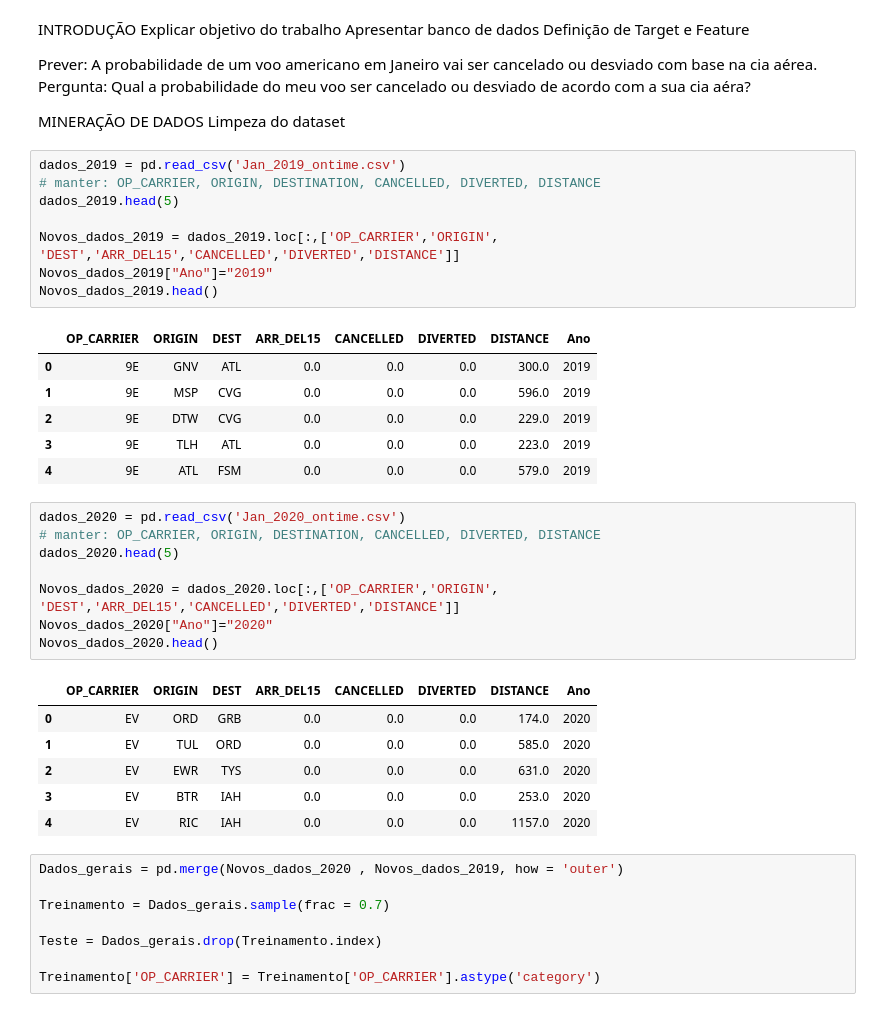
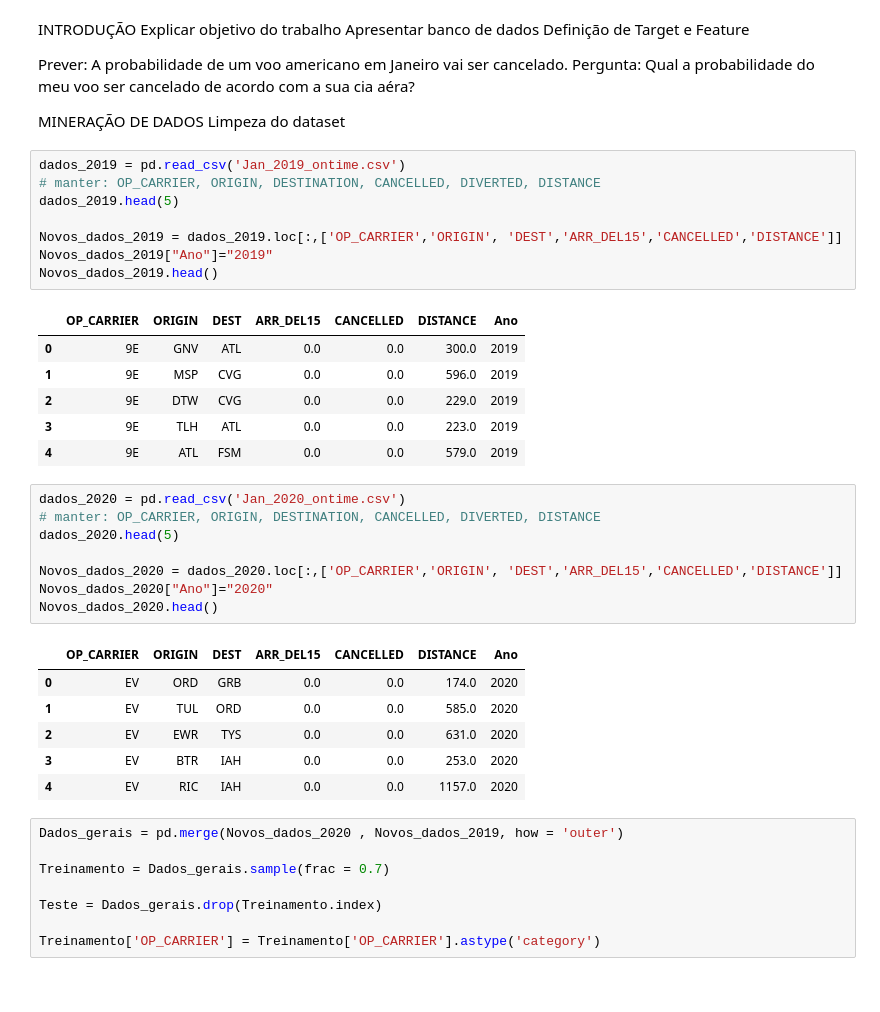
Before and after one commit to insper-classroom/22-2a-cd-p2-grupo_bexcamrefe, a Jupyter notebook: relatoriop2.ipynb, the cells around one changed output. Drawn from its saved outputs; the diff is of its cells as text.

```diff
--- a/relatoriop2.ipynb
+++ b/relatoriop2.ipynb
@@ -15,41 +15,41 @@ Explicar objetivo do trabalho
 Apresentar banco de dados
 Definição de Target e Feature
 
-Prever: A probabilidade de um voo americano em Janeiro vai ser cancelado ou desviado com base na cia aérea.
-Pergunta: Qual a probabilidade do meu voo ser cancelado ou desviado de acordo com a sua cia aéra?
+Prever: A probabilidade de um voo americano em Janeiro vai ser cancelado.
+Pergunta: Qual a probabilidade do meu voo ser cancelado de acordo com a sua cia aéra?
 
 MINERAÇÃO DE DADOS
 Limpeza do dataset
 # %%
 dados_2019 = pd.read_csv('Jan_2019_ontime.csv')
 # manter: OP_CARRIER, ORIGIN, DESTINATION, CANCELLED, DIVERTED, DISTANCE
 dados_2019.head(5)
 
-Novos_dados_2019 = dados_2019.loc[:,['OP_CARRIER','ORIGIN', 'DEST','ARR_DEL15','CANCELLED','DIVERTED','DISTANCE']]
+Novos_dados_2019 = dados_2019.loc[:,['OP_CARRIER','ORIGIN', 'DEST','ARR_DEL15','CANCELLED','DISTANCE']]
 Novos_dados_2019["Ano"]="2019"
 Novos_dados_2019.head()
 # %% [output]
-|  | OP_CARRIER | ORIGIN | DEST | ARR_DEL15 | CANCELLED | DIVERTED | DISTANCE | Ano |
-| 0 | 9E | GNV | ATL | 0.0 | 0.0 | 0.0 | 300.0 | 2019 |
-| 1 | 9E | MSP | CVG | 0.0 | 0.0 | 0.0 | 596.0 | 2019 |
-| 2 | 9E | DTW | CVG | 0.0 | 0.0 | 0.0 | 229.0 | 2019 |
-| 3 | 9E | TLH | ATL | 0.0 | 0.0 | 0.0 | 223.0 | 2019 |
-| 4 | 9E | ATL | FSM | 0.0 | 0.0 | 0.0 | 579.0 | 2019 |
+|  | OP_CARRIER | ORIGIN | DEST | ARR_DEL15 | CANCELLED | DISTANCE | Ano |
+| 0 | 9E | GNV | ATL | 0.0 | 0.0 | 300.0 | 2019 |
+| 1 | 9E | MSP | CVG | 0.0 | 0.0 | 596.0 | 2019 |
+| 2 | 9E | DTW | CVG | 0.0 | 0.0 | 229.0 | 2019 |
+| 3 | 9E | TLH | ATL | 0.0 | 0.0 | 223.0 | 2019 |
+| 4 | 9E | ATL | FSM | 0.0 | 0.0 | 579.0 | 2019 |
 # %%
 dados_2020 = pd.read_csv('Jan_2020_ontime.csv')
 # manter: OP_CARRIER, ORIGIN, DESTINATION, CANCELLED, DIVERTED, DISTANCE
 dados_2020.head(5)
 
-Novos_dados_2020 = dados_2020.loc[:,['OP_CARRIER','ORIGIN', 'DEST','ARR_DEL15','CANCELLED','DIVERTED','DISTANCE']]
+Novos_dados_2020 = dados_2020.loc[:,['OP_CARRIER','ORIGIN', 'DEST','ARR_DEL15','CANCELLED','DISTANCE']]
 Novos_dados_2020["Ano"]="2020"
 Novos_dados_2020.head()
 # %% [output]
-|  | OP_CARRIER | ORIGIN | DEST | ARR_DEL15 | CANCELLED | DIVERTED | DISTANCE | Ano |
-| 0 | EV | ORD | GRB | 0.0 | 0.0 | 0.0 | 174.0 | 2020 |
-| 1 | EV | TUL | ORD | 0.0 | 0.0 | 0.0 | 585.0 | 2020 |
-| 2 | EV | EWR | TYS | 0.0 | 0.0 | 0.0 | 631.0 | 2020 |
-| 3 | EV | BTR | IAH | 0.0 | 0.0 | 0.0 | 253.0 | 2020 |
-| 4 | EV | RIC | IAH | 0.0 | 0.0 | 0.0 | 1157.0 | 2020 |
+|  | OP_CARRIER | ORIGIN | DEST | ARR_DEL15 | CANCELLED | DISTANCE | Ano |
+| 0 | EV | ORD | GRB | 0.0 | 0.0 | 174.0 | 2020 |
+| 1 | EV | TUL | ORD | 0.0 | 0.0 | 585.0 | 2020 |
+| 2 | EV | EWR | TYS | 0.0 | 0.0 | 631.0 | 2020 |
+| 3 | EV | BTR | IAH | 0.0 | 0.0 | 253.0 | 2020 |
+| 4 | EV | RIC | IAH | 0.0 | 0.0 | 1157.0 | 2020 |
 # %%
 Dados_gerais = pd.merge(Novos_dados_2020 , Novos_dados_2019, how = 'outer')
 
```
Also changed, not shown: parts of 7 cells of this notebook.
